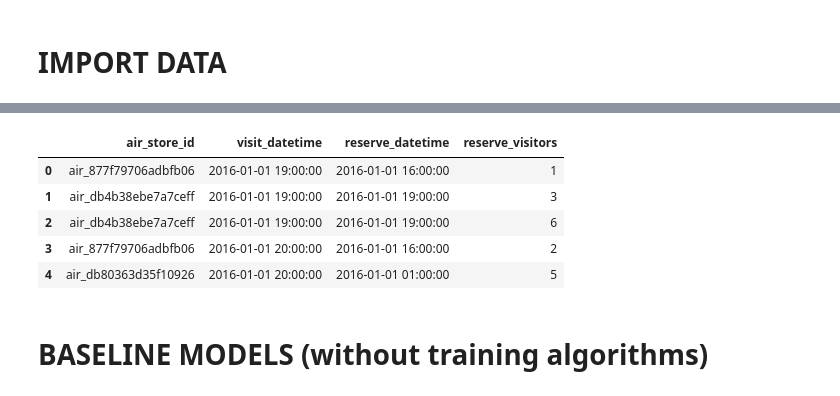
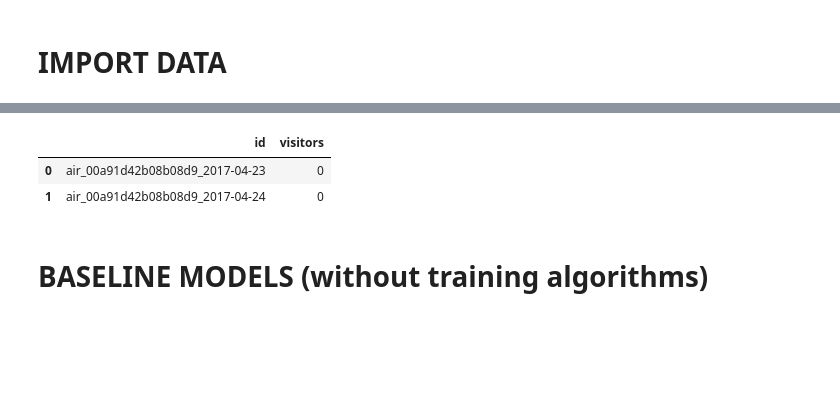
Before and after one commit to GlobalMaksimum/turkcell-workshop, a Jupyter notebook: samet/timeseries_models.ipynb, the cells around one changed output, grey strips where cells are left out. Saved outputs shown, nothing was run; the diff lists cells and outputs as text; code cells hidden in the pictures; blank space fills up the shorter version.

```diff
--- a/samet/timeseries_models.ipynb
+++ b/samet/timeseries_models.ipynb
@@ -59,9 +54,0 @@ air_visits.head()
-# %%
-air_reserve.head()
-# %% [output]
-|  | air_store_id | visit_datetime | reserve_datetime | reserve_visitors |
-| 0 | air_877f79706adbfb06 | 2016-01-01 19:00:00 | 2016-01-01 16:00:00 | 1 |
-| 1 | air_db4b38ebe7a7ceff | 2016-01-01 19:00:00 | 2016-01-01 19:00:00 | 3 |
-| 2 | air_db4b38ebe7a7ceff | 2016-01-01 19:00:00 | 2016-01-01 19:00:00 | 6 |
-| 3 | air_877f79706adbfb06 | 2016-01-01 20:00:00 | 2016-01-01 16:00:00 | 2 |
-| 4 | air_db80363d35f10926 | 2016-01-01 20:00:00 | 2016-01-01 01:00:00 | 5 |
@@ -79,3 +55,9 @@ tables = [('air_visits',air_visits),
+# %%
+test.head(2)
+# %% [output]
+|  | id | visitors |
+| 0 | air_00a91d42b08b08d9_2017-04-23 | 0 |
+| 1 | air_00a91d42b08b08d9_2017-04-24 | 0 |
 # %% [markdown]
 # BASELINE MODELS  (without training algorithms)
 # %%
```
Also changed, not shown: parts of 16 cells of this notebook, 3 other files.
